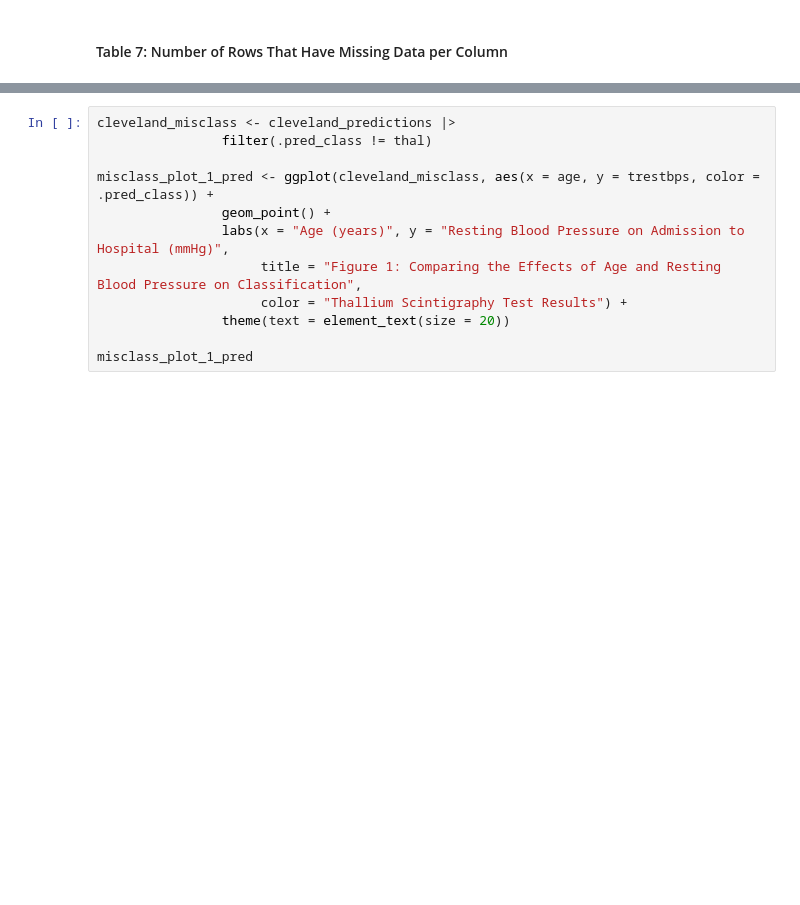
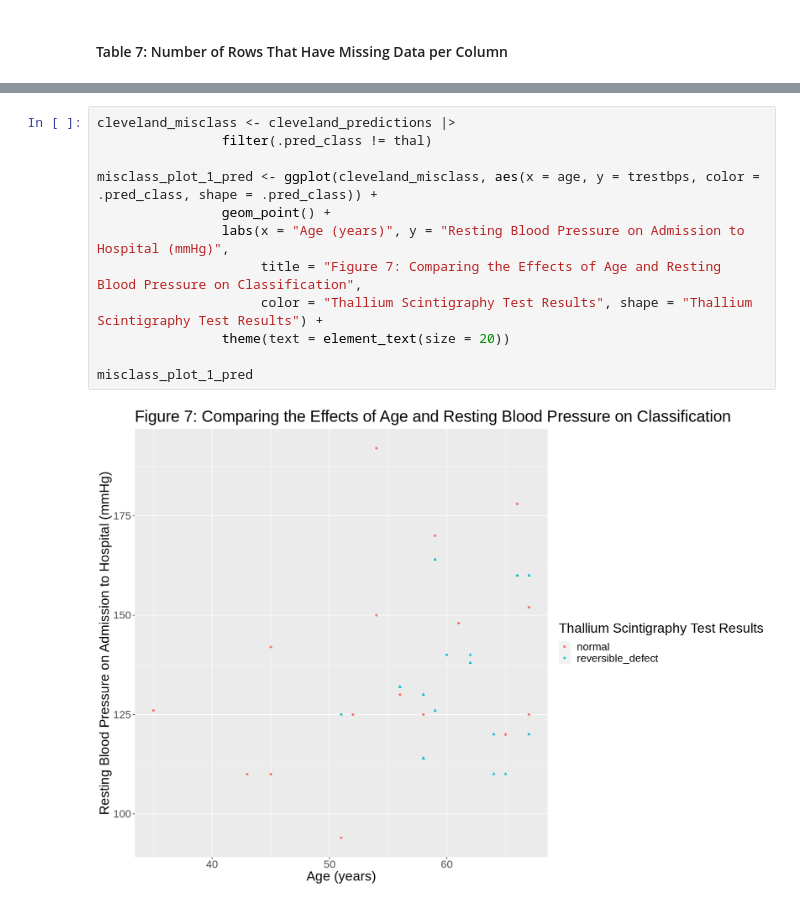
Before and after one commit to alanwake83/DSCI_group30_project, a Jupyter notebook: project_report.ipynb, the cells around one changed output, grey strips where cells are left out. Drawn from its saved outputs; the diff is of its cells as text; blank space fills up the shorter version.

```diff
--- a/project_report.ipynb
+++ b/project_report.ipynb
@@ -156,13 +303,15 @@ cleveland_conf_mat
 # %%
 cleveland_misclass <- cleveland_predictions |>
                 filter(.pred_class != thal)
 
-misclass_plot_1_pred <- ggplot(cleveland_misclass, aes(x = age, y = trestbps, color = .pred_class)) +
+misclass_plot_1_pred <- ggplot(cleveland_misclass, aes(x = age, y = trestbps, color = .pred_class, shape = .pred_class)) +
                 geom_point() +
                 labs(x = "Age (years)", y = "Resting Blood Pressure on Admission to Hospital (mmHg)",
-                     title = "Figure 1: Comparing the Effects of Age and Resting Blood Pressure on Classification",
-                     color = "Thallium Scintigraphy Test Results") +
+                     title = "Figure 7: Comparing the Effects of Age and Resting Blood Pressure on Classification",
+                     color = "Thallium Scintigraphy Test Results", shape = "Thallium Scintigraphy Test Results") +
                 theme(text = element_text(size = 20))
 
 misclass_plot_1_pred
+# %% [output]
+[figure, added]
 # %%
```
Also changed, not shown: parts of 26 cells of this notebook.
